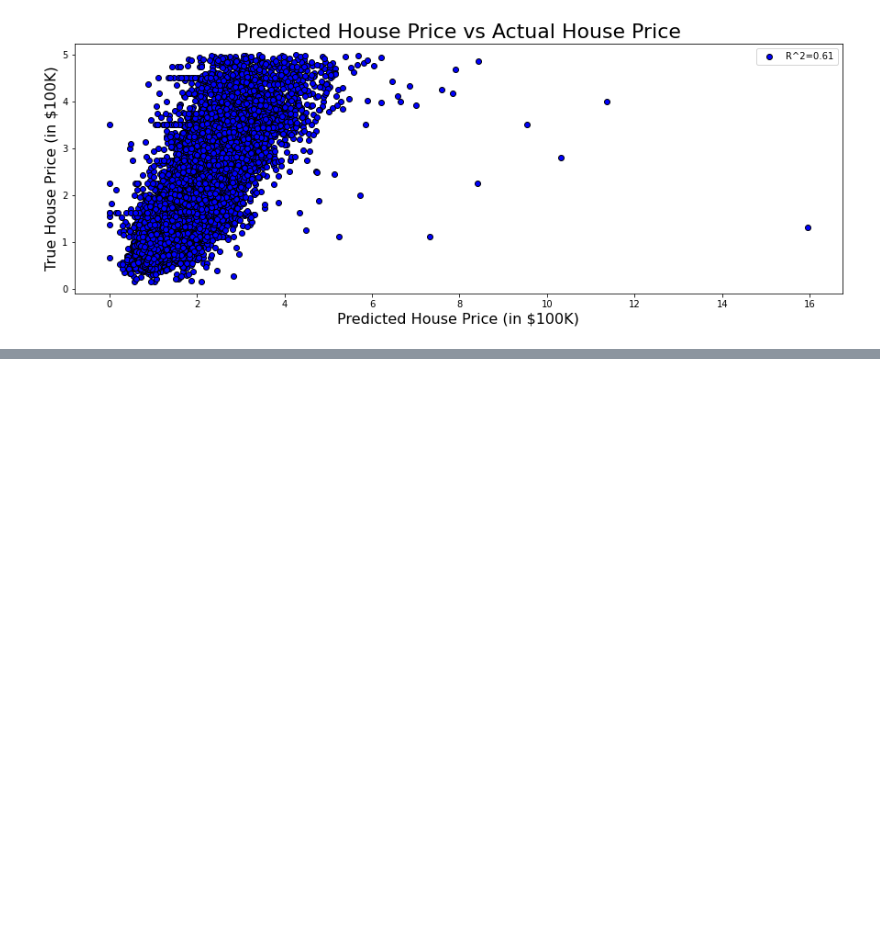
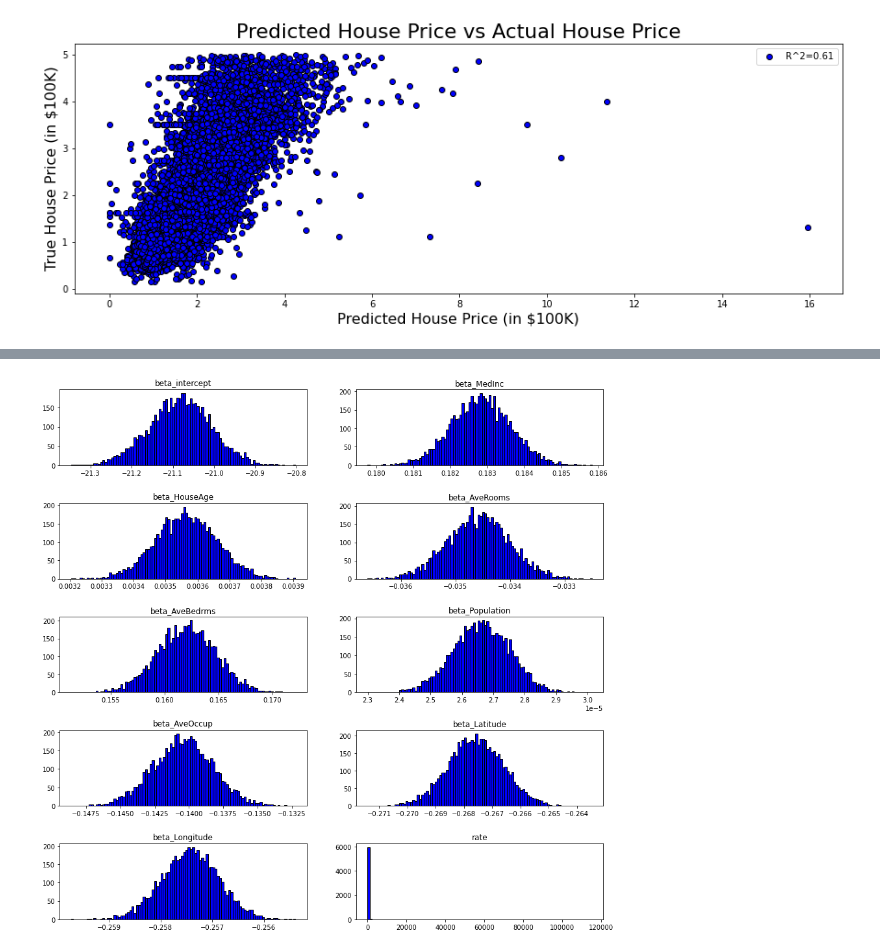
Before and after one commit to bshabashFD/Project-Chronos, a Jupyter notebook: Pyro Tutorial Linear Regression/Pyro Linear Regression.ipynb, the cells around one changed output, grey strips where cells are left out. Cells and saved outputs as stored; diff of their text form; code cells hidden in the pictures; blank space fills up the shorter version.

Commit message:
SVI works but only if I don't parameterize the rate distribution

```diff
--- a/Pyro Tutorial Linear Regression/Pyro Linear Regression.ipynb
+++ b/Pyro Tutorial Linear Regression/Pyro Linear Regression.ipynb
@@ -568,0 +678,34 @@ plt.show()
+# %%
+from pyro.infer import Predictive
+
+sample_num = 6000
+predictive = Predictive(model=model_gamma_cen,
+                        guide= my_guide,
+                        num_samples=sample_num) # Notice this is a tuple
+
+samples = predictive(X_torch,y_torch, california.feature_names, censored_label)
+
+
+beta_svi_df = {}
+for key, values in samples.items():
+    if ("beta_" in key) or ("rate" in key):
+
+
+        beta_svi_df[key] = values.detach().numpy().reshape(-1,)
+        #print(f'finished {key}', end='\r')
+
+beta_svi_df = pd.DataFrame(beta_svi_df)
+# %%
+i = 0
+for col in beta_svi_df:
+    if (col != 'beta_intercept'):
+        if ('beta_' in col):
+
+            beta_svi_df['beta_intercept'] -= (beta_svi_df[col] * my_scaler.mean_[i])/my_scaler.scale_[i]
+            beta_svi_df[col] /= my_scaler.scale_[i]
+
+            i += 1
+# %%
+draw_coefficients(beta_svi_df)
+# %% [output]
+[figure, added]
```
Also changed, not shown: parts of 11 cells of this notebook.
